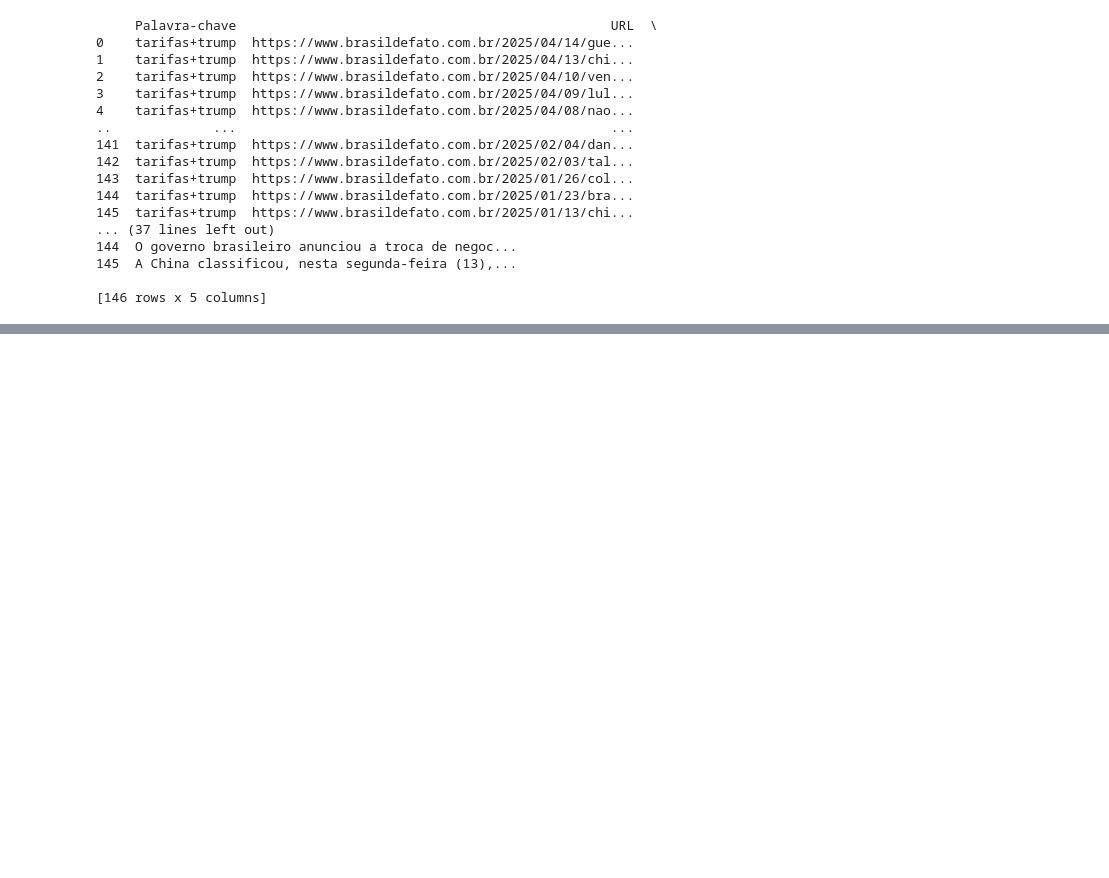
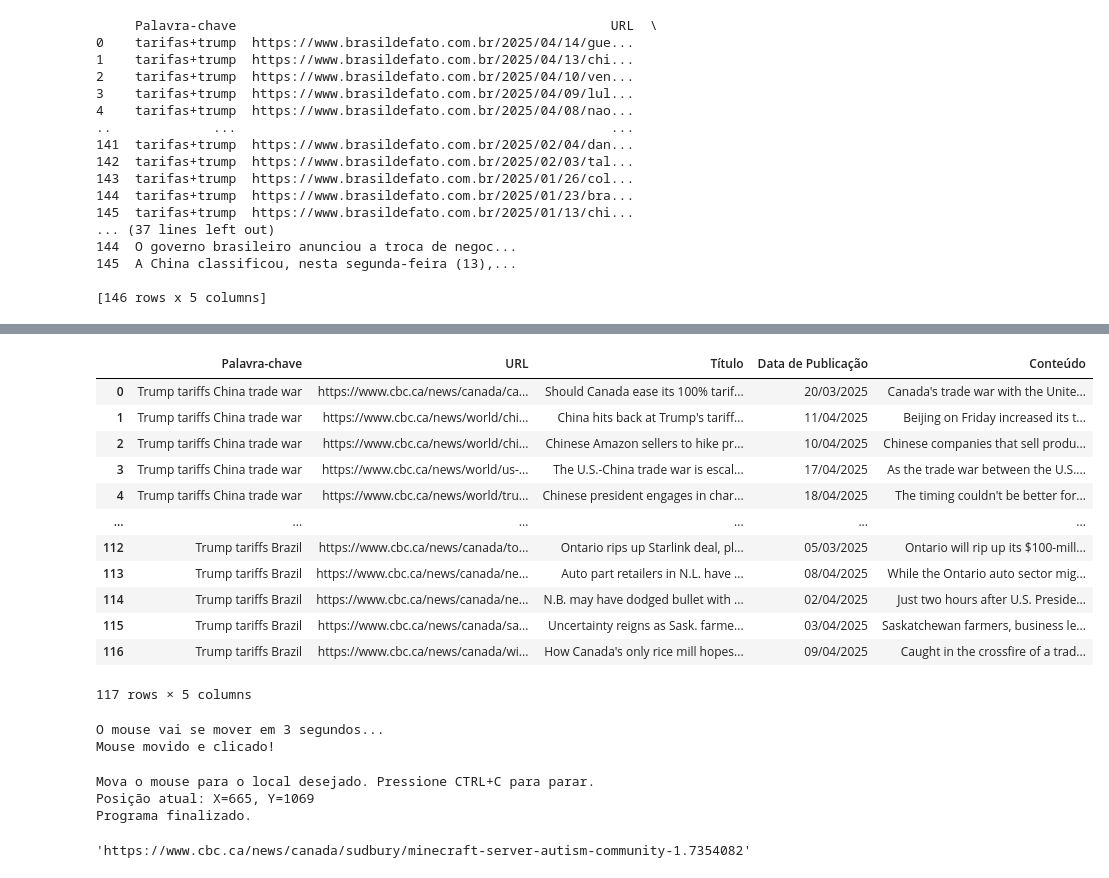
Before and after one commit to Felipe0899/Projeto-Certificacao-I, a Jupyter notebook: Webscraping.ipynb, the cells around one changed output, grey strips where cells are left out. Saved outputs shown, nothing was run; the diff lists cells and outputs as text; code cells hidden in the pictures; blank space fills up the shorter version.

Commit message:
atualização do projeto com o site CBC do Canadá

```diff
--- a/Webscraping.ipynb
+++ b/Webscraping.ipynb
@@ -134,8 +137,6 @@ def extrai_dados_noticia(url):
 
     headers = {
         "User-Agent": random.choice(user_agents),
-        "Accept-Language": "pt-BR,pt;q=0.9",
-        "Accept-Encoding": "gzip, deflate, br",
         "Connection": "keep-alive"
     }
 
@@ -505,0 +555,8 @@ a
+# %%
+### Estrutura os dados em dicionários ###
+cbc_dicionario = dict()
+for b in list(fim.keys()):
+    c_dicionario = dict()
+    for c in list(fim.values())[0]:
+        c_dicionario[c] = extrai_dados_noticia(c)
+    cbc_dicionario[b] = c_dicionario
@@ -506 +581,69 @@ a
+# %%
+
+# Transformar b_dicionario em uma lista de linhas para o DataFrame
+linhas = []
+for chave_principal, sub_dicionario in cbc_dicionario.items():
+    for url, dados in sub_dicionario.items():
+        linha = {
+            "Palavra-chave": chave_principal,
+            "URL": url,
+            "Título": dados.get("titulo", "Título não encontrado"),
+            "Data de Publicação": dados.get("data_publicacao", "Data não encontrada"),
+            "Conteúdo": dados.get("conteudo", "Conteúdo não encontrado"),
+        }
+        linhas.append(linha)
+
+# Criar o DataFrame
+df = pd.DataFrame(linhas)
+df
+# %% [output]
+|  | Palavra-chave | URL | Título | Data de Publicação | Conteúdo |
+| 0 | Trump tariffs China trade war | https://www.cbc.ca/news/canada/ca... | Should Canada ease its 100% tarif... | 20/03/2025 | Canada's trade war with the Unite... |
+| 1 | Trump tariffs China trade war | https://www.cbc.ca/news/world/chi... | China hits back at Trump's tariff... | 11/04/2025 | Beijing on Friday increased its t... |
+| 2 | Trump tariffs China trade war | https://www.cbc.ca/news/world/chi... | Chinese Amazon sellers to hike pr... | 10/04/2025 | Chinese companies that sell produ... |
+| 3 | Trump tariffs China trade war | https://www.cbc.ca/news/world/us-... | The U.S.-China trade war is escal... | 17/04/2025 | As the trade war between the U.S.... |
+| 4 | Trump tariffs China trade war | https://www.cbc.ca/news/world/tru... | Chinese president engages in char... | 18/04/2025 | The timing couldn't be better for... |
+| ... | ... | ... | ... | ... | ... |
+| 112 | Trump tariffs Brazil | https://www.cbc.ca/news/canada/to... | Ontario rips up Starlink deal, pl... | 05/03/2025 | Ontario will rip up its $100-mill... |
+| 113 | Trump tariffs Brazil | https://www.cbc.ca/news/canada/ne... | Auto part retailers in N.L. have ... | 08/04/2025 | While the Ontario auto sector mig... |
+| 114 | Trump tariffs Brazil | https://www.cbc.ca/news/canada/ne... | N.B. may have dodged bullet with ... | 02/04/2025 | Just two hours after U.S. Preside... |
+| 115 | Trump tariffs Brazil | https://www.cbc.ca/news/canada/sa... | Uncertainty reigns as Sask. farme... | 03/04/2025 | Saskatchewan farmers, business le... |
+| 116 | Trump tariffs Brazil | https://www.cbc.ca/news/canada/wi... | How Canada's only rice mill hopes... | 09/04/2025 | Caught in the crossfire of a trad... |
+117 rows × 5 columns
+# %%
+import pyautogui
+import time
+
+print("O mouse vai se mover em 3 segundos...")
+time.sleep(3)
+
+pyautogui.moveTo(487, 200, duration=1)
+pyautogui.moveTo(487, 205, duration=1)
+pyautogui.moveTo(487, 215, duration=1)  # Move para (500, 500) em 1 segundo
+#pyautogui.click()
+print("Mouse movido e clicado!")
+# %% [output]
+O mouse vai se mover em 3 segundos...
+Mouse movido e clicado!
+# %%
+import pyautogui
+import time
+
+print("Mova o mouse para o local desejado. Pressione CTRL+C para parar.")
+
+try:
+    while True:
+        x, y = pyautogui.position()
+        print(f"Posição atual: X={x}, Y={y}", end="\r")  # Atualiza na mesma linha
+        time.sleep(0.1)
+except KeyboardInterrupt:
+    print("\nPrograma finalizado.")
+# %% [output]
+Mova o mouse para o local desejado. Pressione CTRL+C para parar.
+Posição atual: X=665, Y=1069
+Programa finalizado.
+# %%
+urls[0]
+# %% [output]
+'https://www.cbc.ca/news/canada/sudbury/minecraft-server-autism-community-1.7354082'
 # %%
```
Also changed, not shown: parts of 10 cells of this notebook, 3 other files.
